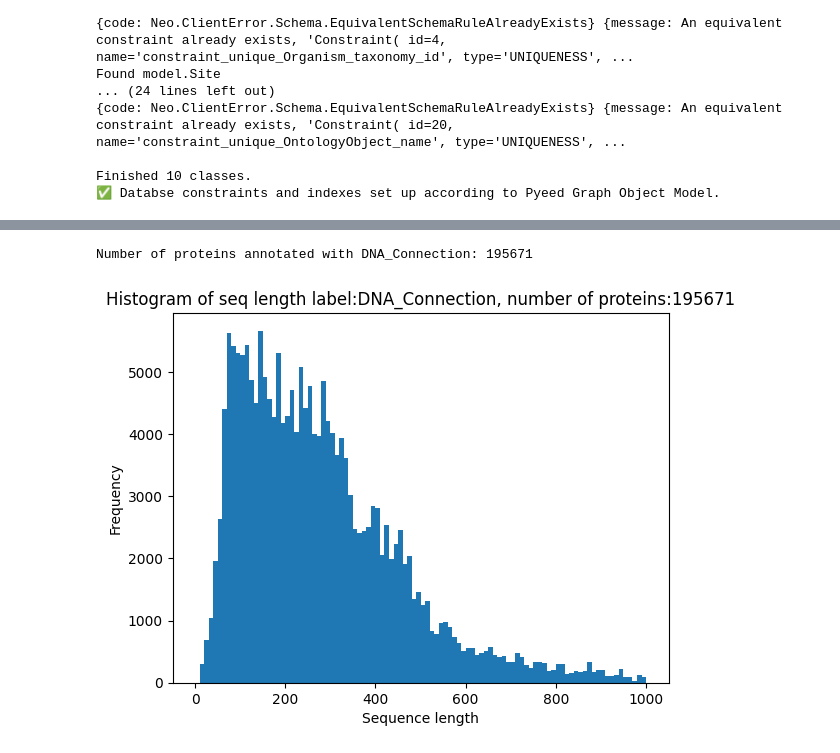
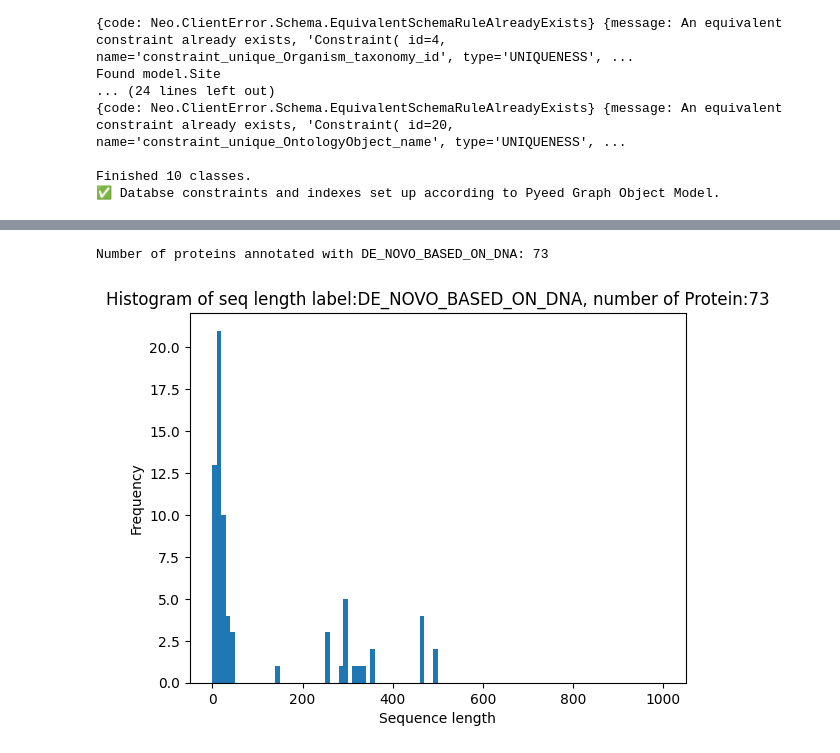
Before and after one commit to PyEED/TEM-lactamase, a Jupyter notebook: scr/code/006_TEM_Data_Stats.ipynb, the cells around one changed output, grey strips where cells are left out. Saved outputs shown, nothing was run; the diff lists cells and outputs as text; code cells hidden in the pictures.

```diff
--- a/scr/code/006_TEM_Data_Stats.ipynb
+++ b/scr/code/006_TEM_Data_Stats.ipynb
@@ -223,33 +236,40 @@ IDs of DNA sequences with the most connections to proteins: [{'d.accession_id':
 # %%
 label_type = "Source"
 label_value = "DNA_Connection"
+label_value = "BLAST_Protein"
+label_value = "ELBD"
+
+node_type = "Protein"
+#node_type = "DNA"
+
+label_value = 'DE_NOVO_BASED_ON_DNA'
 
 # give me a sequence histogram for al the proteins that are annoted by a label source with the value BLAST_Protein
 # first get all the proteins that are annotated with the label source and the value BLAST_Protein
 query_proteins_annotated_with_blast_protein = f"""
-    MATCH (p:Protein) WHERE p.{label_type} = '{label_value}' RETURN p.accession_id
+    MATCH (p:{node_type}) WHERE p.{label_type} = '{label_value}' RETURN p.accession_id
 """
 proteins_annotated_with_blast_protein = eedb.db.execute_read(query_proteins_annotated_with_blast_protein)
 print(f"Number of proteins annotated with {label_value}: {len(proteins_annotated_with_blast_protein)}")
 
 # get the sequence length of the proteins
 query_sequence_length_of_proteins_annotated_with_blast_protein = f"""
-    MATCH (p:Protein) WHERE p.{label_type} = '{label_value}' RETURN p.seq_length
+    MATCH (p:{node_type}) WHERE p.{label_type} = '{label_value}' RETURN p.seq_length
 """
 sequence_length_of_proteins_annotated_with_blast_protein = eedb.db.execute_read(query_sequence_length_of_proteins_annotated_with_blast_protein)
 
 sequence_length_of_proteins_annotated_with_blast_protein = [item["p.seq_length"] for item in sequence_length_of_proteins_annotated_with_blast_protein]
 
 # plot the histogram of the sequence length of the proteins
 plt.hist(sequence_length_of_proteins_annotated_with_blast_protein, bins=100, range=(0, 1000))
-plt.title(f"Histogram of seq length label:{label_value}, number of proteins:{len(sequence_length_of_proteins_annotated_with_blast_protein)}")
+plt.title(f"Histogram of seq length label:{label_value}, number of {node_type}:{len(sequence_length_of_proteins_annotated_with_blast_protein)}")
 plt.xlabel("Sequence length")
 plt.ylabel("Frequency")
 plt.show()
 plt.close()
 # %% [output]
-Number of proteins annotated with DNA_Connection: 195671
+Number of proteins annotated with DE_NOVO_BASED_ON_DNA: 73
-[figure, old version]
+[figure, new version]
 # %%
 # the number of the proteins labeled like the above shoudl include all proteins in the database
 # so i want to check if the number of proteins labeled like the above is the same as the total number of proteins in the database
```
Also changed, not shown: parts of 10 cells of this notebook, 8 other files.
